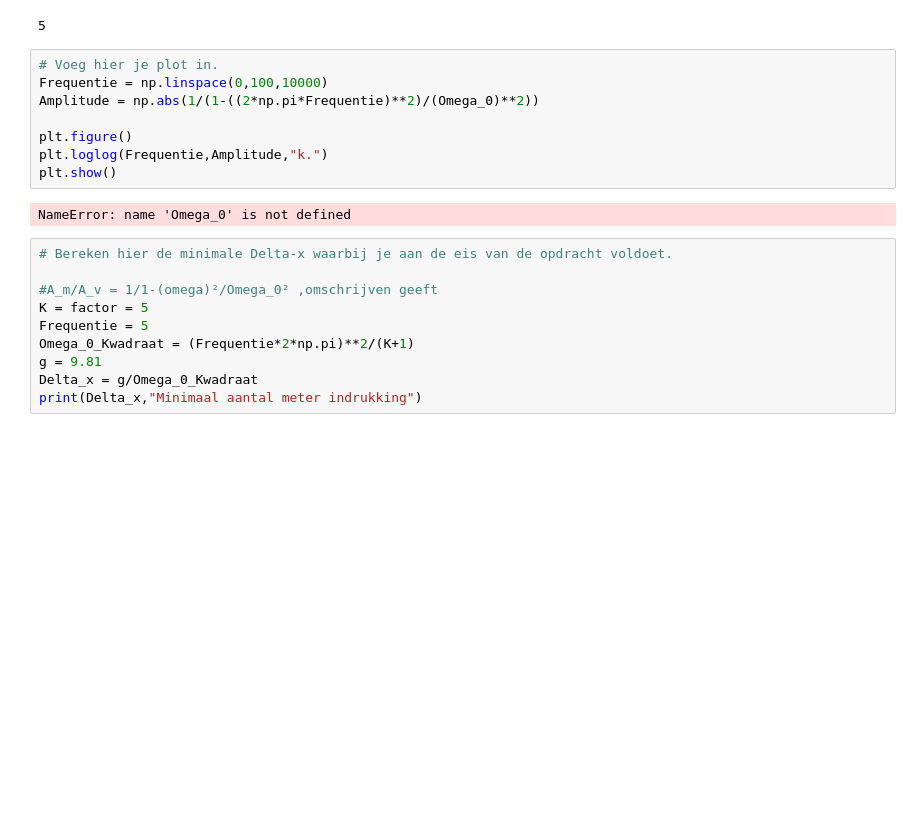
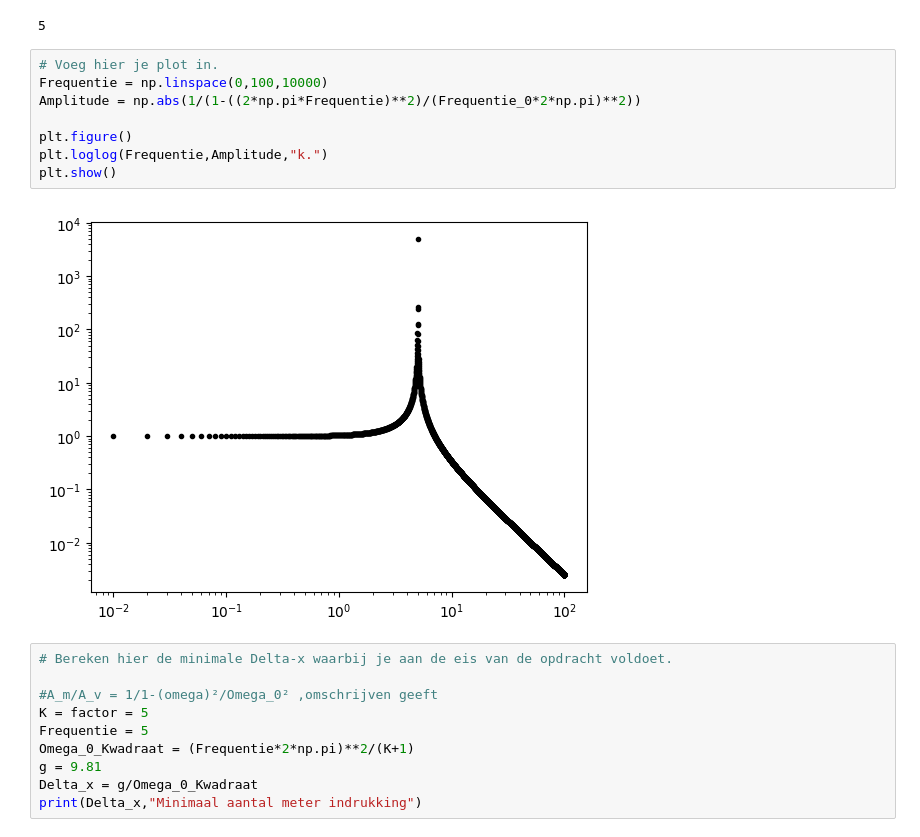
Before and after one commit to korne-Hoendervangers/opdrachten-DEF-D-KorneHoendervangers, a Jupyter notebook: FysiekeOntwerpopdrachten/5MaakEenOpstellingTrillingsvrij/Ontwerpopdracht5MaakEenOpstellingTrillingsvrijInvulTemplate.ipynb, the cells around one changed output. Saved outputs shown, nothing was run; the diff lists cells and outputs as text; blank space fills up the shorter version.

```diff
--- a/FysiekeOntwerpopdrachten/5MaakEenOpstellingTrillingsvrij/Ontwerpopdracht5MaakEenOpstellingTrillingsvrijInvulTemplate.ipynb
+++ b/FysiekeOntwerpopdrachten/5MaakEenOpstellingTrillingsvrij/Ontwerpopdracht5MaakEenOpstellingTrillingsvrijInvulTemplate.ipynb
@@ -54,13 +54,13 @@ print(Frequentie_0)
 # %%
 # Voeg hier je plot in.
 Frequentie = np.linspace(0,100,10000)
-Amplitude = np.abs(1/(1-((2*np.pi*Frequentie)**2)/(Omega_0)**2))
+Amplitude = np.abs(1/(1-((2*np.pi*Frequentie)**2)/(Frequentie_0*2*np.pi)**2))
 
 plt.figure()
 plt.loglog(Frequentie,Amplitude,"k.")
 plt.show()
 # %% [output]
-NameError: name 'Omega_0' is not defined
+[figure, added]
 # %%
 # Bereken hier de minimale Delta-x waarbij je aan de eis van de opdracht voldoet.
 
```
